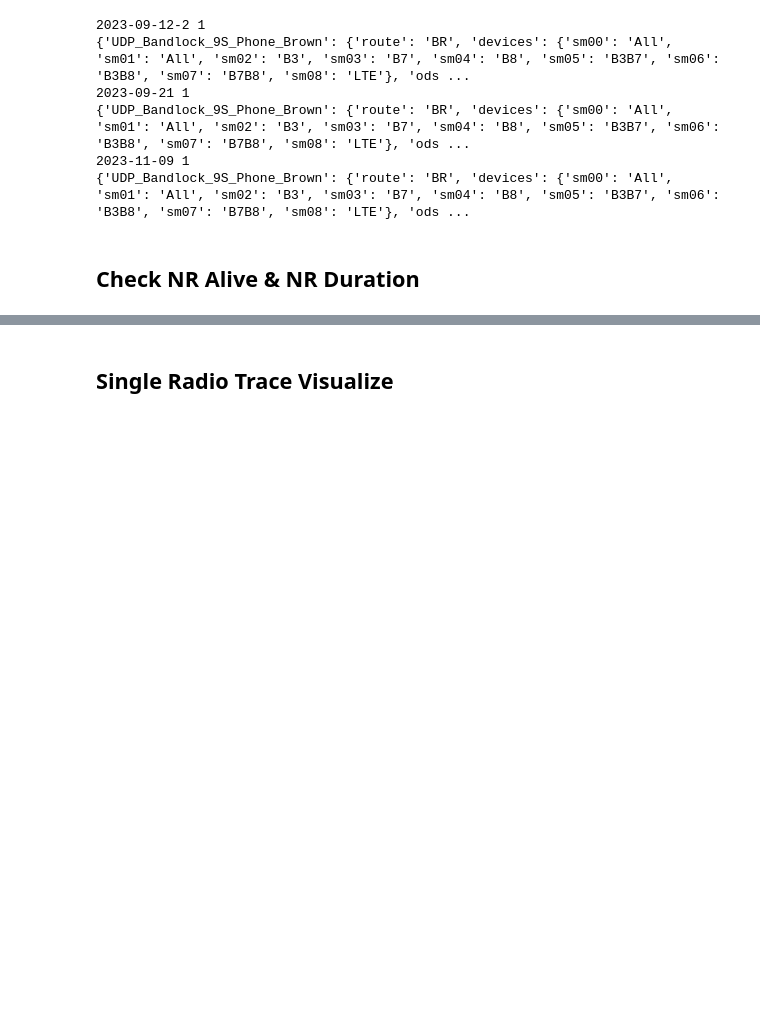
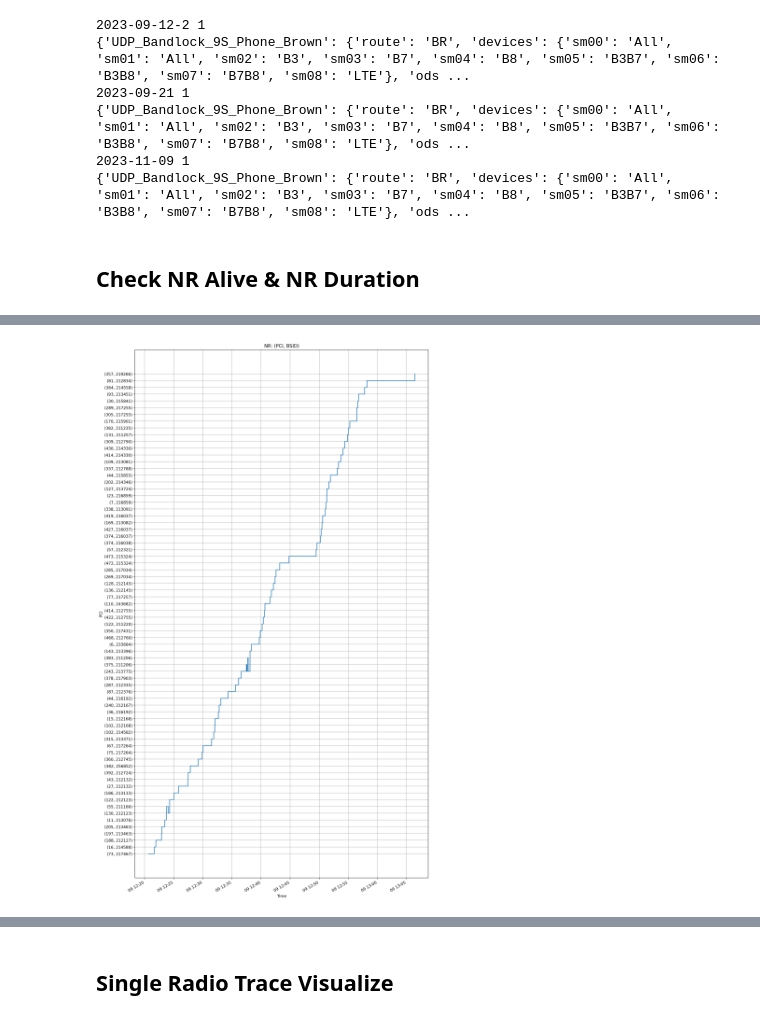
Before and after one commit to mollyy0514/wmnl-handoff-research, a Jupyter notebook: analysis/2023-11-16-comprehensive_analysis.ipynb, the cells around one changed output, grey strips where cells are left out. Drawn from its saved outputs; the diff is of its cells as text; code cells hidden in the pictures; blank space fills up the shorter version.

```diff
--- a/analysis/2023-11-16-comprehensive_analysis.ipynb
+++ b/analysis/2023-11-16-comprehensive_analysis.ipynb
@@ -923,0 +1011,28 @@ X: RF Module has never been turned on. It could be under pure LTE or an anomaly.
+# %%
+ho_tmp = ho_df[np.in1d(ho_df['type'], ['SCGM', 'SCGA', 'SCGC-I', 'SCGC-II'])].copy().reset_index(drop=True)
+
+# 取資料點
+ts = ho_tmp['end'].to_list()
+spci = ho_tmp['s_tgt1'].to_list()
+spci = ['(' + s.split(', ')[0][1:] + ', ' + s.split(', ')[2][:-2] + ')' for s in spci]
+
+# 創建畫布和子圖
+fig, ax = plt.subplots(figsize=(12, 20))
+
+# 繪製階梯狀圖
+ax.step(ts, spci, where='post', label='階梯狀圖')
+
+# 添加標籤和標題
+ax.set_xlabel('Time')
+ax.set_ylabel('PCI')
+ax.set_title('NR: (PCI, BSID)')
+
+# 網格
+ax.grid(True)
+
+# 顯示圖形
+plt.gcf().autofmt_xdate()
+plt.tight_layout()
+plt.show()
+# %% [output]
+[figure, added]
```
Also changed, not shown: parts of 15 cells of this notebook, 8 other files.
